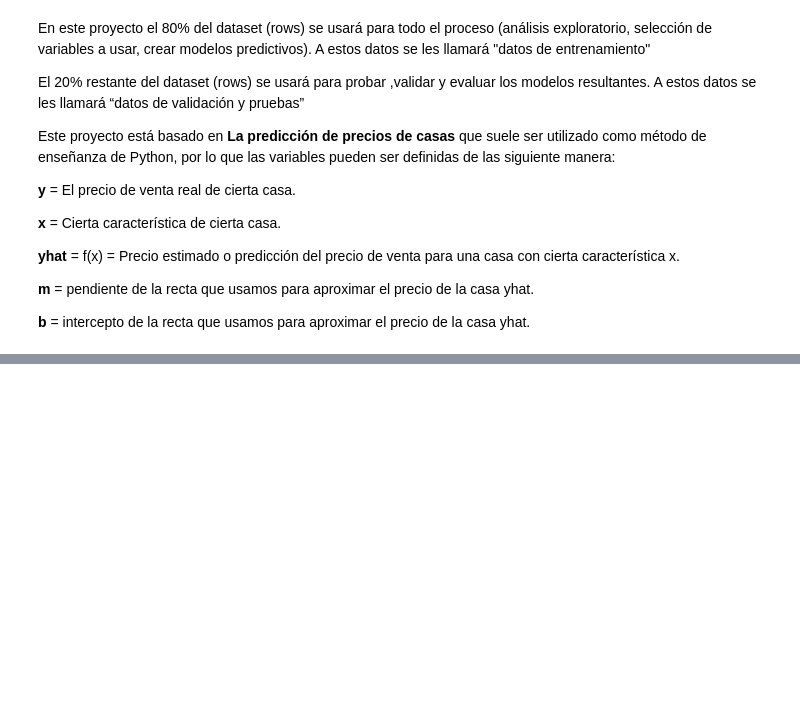
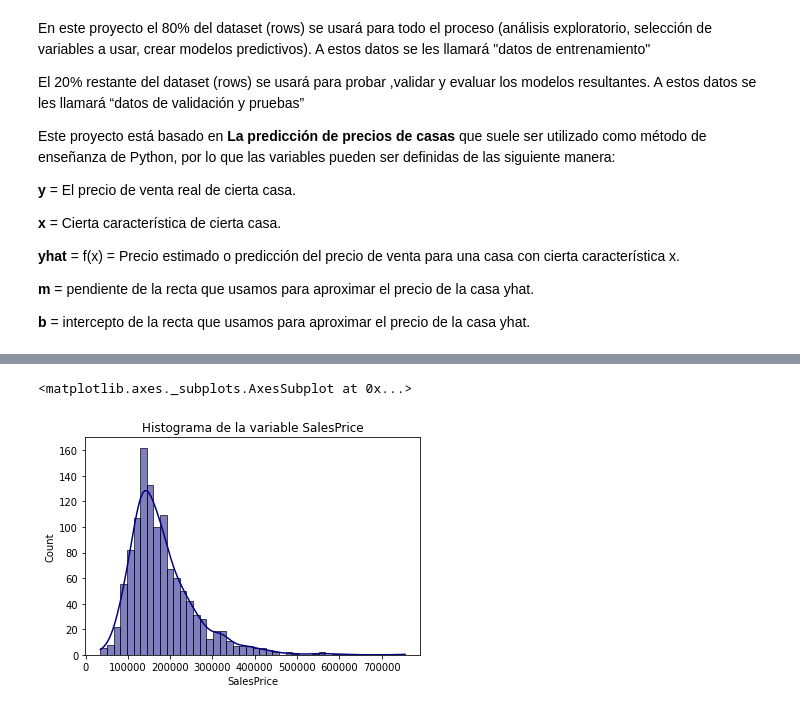
Before and after one commit to yurandirsantana/UniversidadGalileo2022, a Jupyter notebook: ProyectoFinal_DataScience/Proyecto_Final_Data_Science.ipynb, the cells around one changed output, grey strips where cells are left out. Cells and saved outputs as stored; diff of their text form; code cells hidden in the pictures; blank space fills up the shorter version.

Commit message:
Actualización del notebook.
Actualización del notebook con el análisis de las variables utilizando regresión lineal.

```diff
--- a/ProyectoFinal_DataScience/Proyecto_Final_Data_Science.ipynb
+++ b/ProyectoFinal_DataScience/Proyecto_Final_Data_Science.ipynb
@@ -48,4 +47,4 @@ la ruta de acceso. El archivo origial está disponible para descarga en el repos
 
 """
 
-np.load('/content/drive/MyDrive/proyecto_training_data.npy')
+Database = np.load('/content/drive/MyDrive/proyecto_training_data.npy')
@@ -81,0 +86,11 @@ Este proyecto está basado en **La predicción de precios de casas** que suele s
+# %%
+lenght = len(Database)
+Trainlenght = int(lenght*0.8)
+
+train = np.nan_to_num(Database[:Trainlenght])
+test = Database[Trainlenght:]
+attribute_names = ['SalesPrice','OverallQual','FstFlrSF','TotRmsAbvGrd','YearBuilt','LotFrontage']
+
+Table1 = pd.DataFrame(train,columns=attribute_names)
+
+print(Table1)
@@ -81,0 +155,6 @@ Este proyecto está basado en **La predicción de precios de casas** que suele s
+# %%
+plt.title("Histograma de la variable SalesPrice")
+sns.histplot(data = Table1 , x = 'SalesPrice', color = 'navy', kde = True)
+# %% [output]
+<matplotlib.axes._subplots.AxesSubplot at 0x...>
+[figure, added]
```
Also changed, not shown: parts of 40 cells of this notebook.
